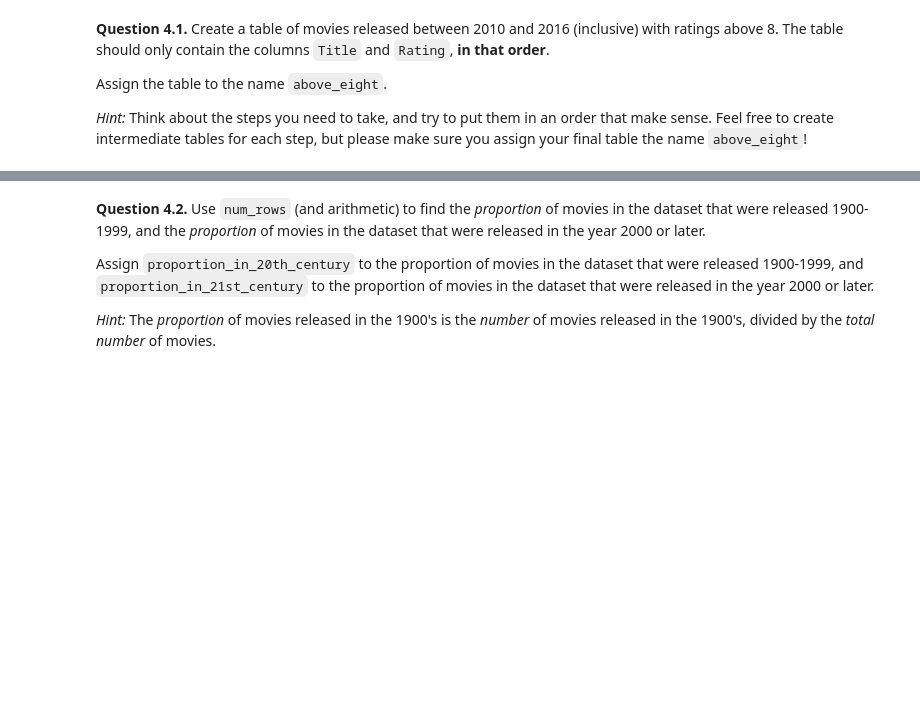
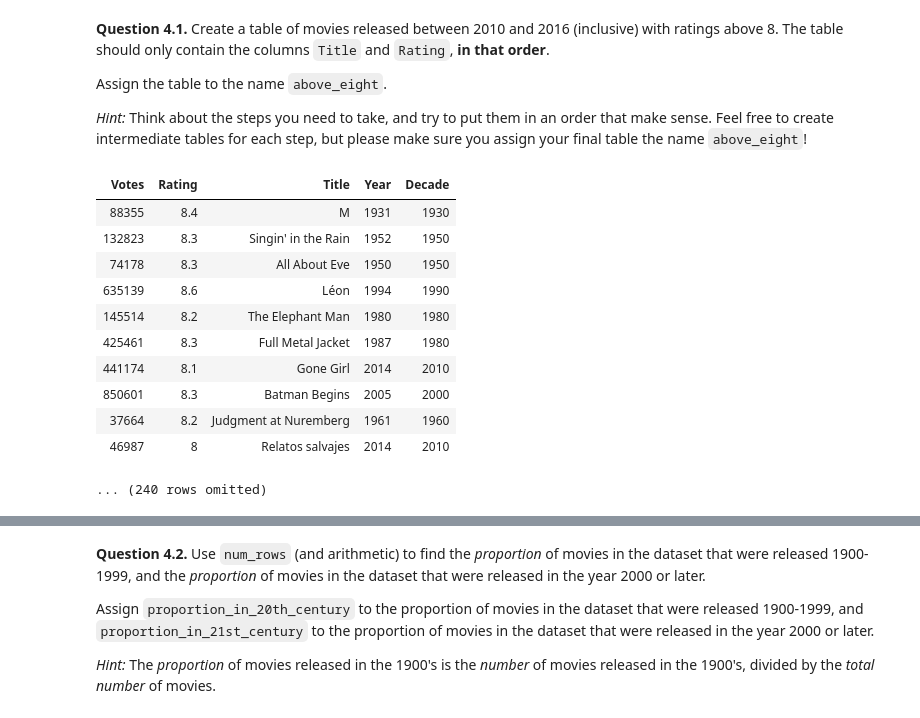
Before and after one commit to ucsb-ds/cmpsc5a-f22-students, a Jupyter notebook: labs/lab02/lab02.ipynb, the cells around one changed output, grey strips where cells are left out. Cells and saved outputs as stored; diff of their text form; code cells hidden in the pictures; blank space fills up the shorter version.

```diff
--- a/labs/lab02/lab02.ipynb
+++ b/labs/lab02/lab02.ipynb
@@ -396,0 +523,15 @@ above_eight
+# %%
+imdb
+# %% [output]
+| Votes | Rating | Title | Year | Decade |
+| 88355 | 8.4 | M | 1931 | 1930 |
+| 132823 | 8.3 | Singin' in the Rain | 1952 | 1950 |
+| 74178 | 8.3 | All About Eve | 1950 | 1950 |
+| 635139 | 8.6 | Léon | 1994 | 1990 |
+| 145514 | 8.2 | The Elephant Man | 1980 | 1980 |
+| 425461 | 8.3 | Full Metal Jacket | 1987 | 1980 |
+| 441174 | 8.1 | Gone Girl | 2014 | 2010 |
+| 850601 | 8.3 | Batman Begins | 2005 | 2000 |
+| 37664 | 8.2 | Judgment at Nuremberg | 1961 | 1960 |
+| 46987 | 8 | Relatos salvajes | 2014 | 2010 |
+... (240 rows omitted)
```
Also changed, not shown: parts of 26 cells of this notebook.
